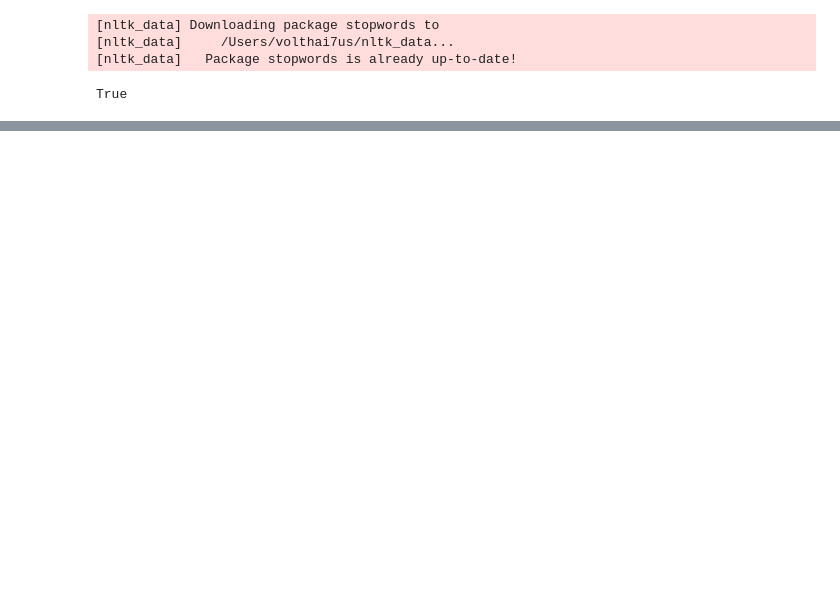
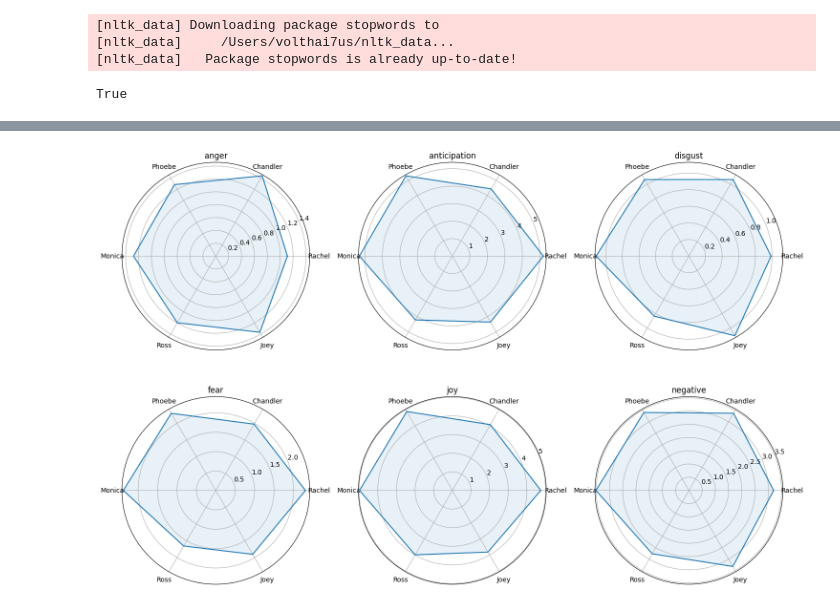
Before and after one commit to Dijital-Twin/transcript-preprocessing, a Jupyter notebook: friends/eda.ipynb, the cells around one changed output, grey strips where cells are left out. Saved outputs shown, nothing was run; the diff lists cells and outputs as text; code cells hidden in the pictures; blank space fills up the shorter version.

Commit message:
fix: eda import fix and delete redundant file

```diff
--- a/friends/eda.ipynb
+++ b/friends/eda.ipynb
@@ -194,0 +200,32 @@ plt.show()
+# %%
+import matplotlib.pyplot as plt
+import numpy as np
+
+fig, axs = plt.subplots(2, 3, figsize=(15, 10), subplot_kw=dict(polar=True))
+axs = axs.flatten() # 2D ızgara düzenini 1D listeye dönüştür
+
+# Tüm konuşmacıların skorlarını her duygu için topla
+emotion_scores = {emotion: [] for emotion in all_emotions[list(all_emotions.keys())[0]].keys()}
+for speaker, scores in all_emotions.items():
+    for emotion, score in scores.items():
+        emotion_scores[emotion].append(score)
+
+# Her duygu için bir radar grafiği çiz
+for ax, (emotion, scores) in zip(axs, emotion_scores.items()):
+    values = scores
+    categories = list(all_emotions.keys())
+    N = len(categories)
+    values += values[:1]
+    angles = [n / float(N) * 2 * np.pi for n in range(N)]
+    angles += angles[:1]
+
+    ax.set_xticks(angles[:-1], categories, rotation=45)
+    ax.plot(angles, values)
+    ax.fill(angles, values, alpha=0.1)
+    ax.set_title(emotion)
+
+# Grafikleri göster
+plt.tight_layout()
+plt.show()
+# %% [output]
+[figure, added]
```
Also changed, not shown: parts of 8 cells of this notebook, 1 other file.
